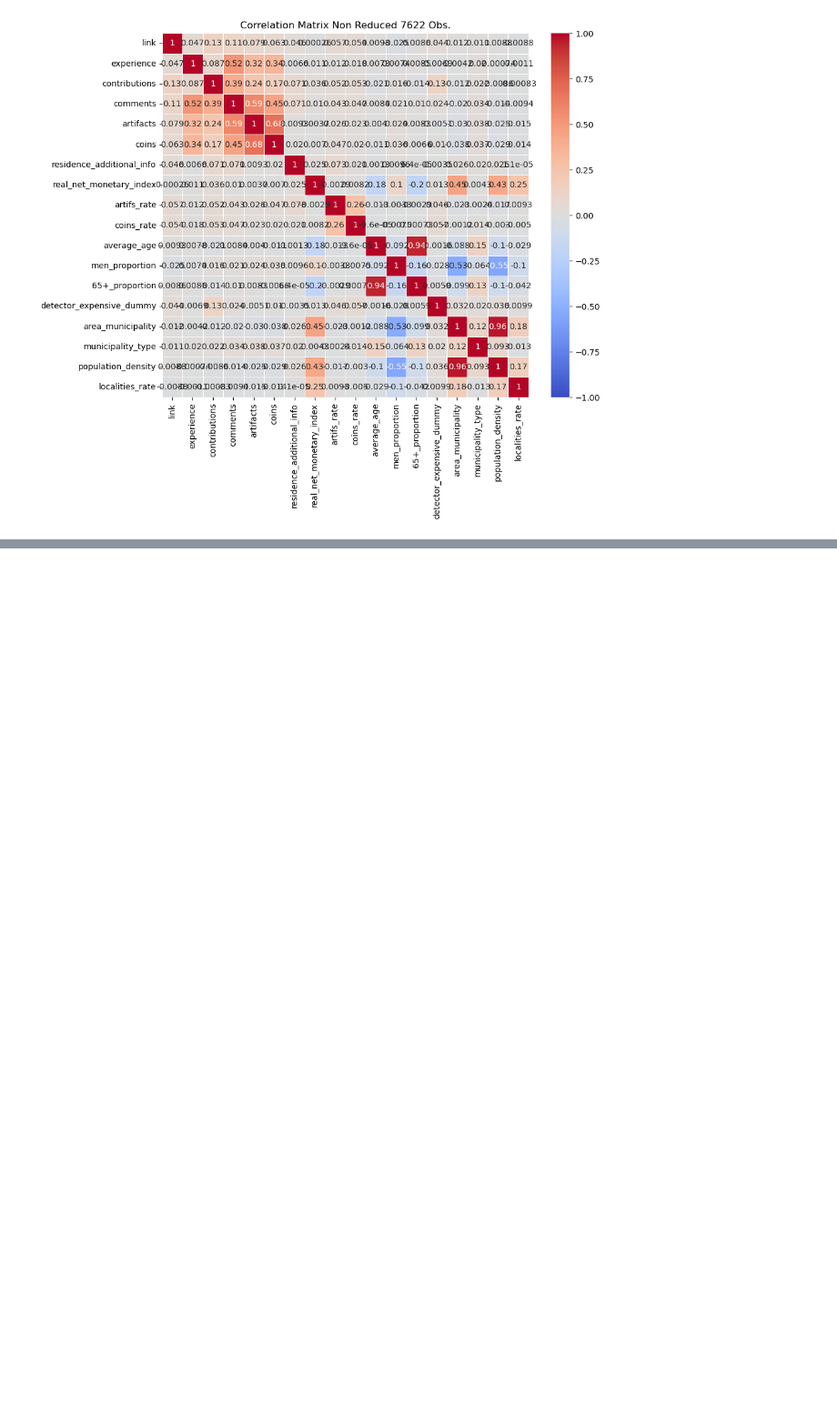
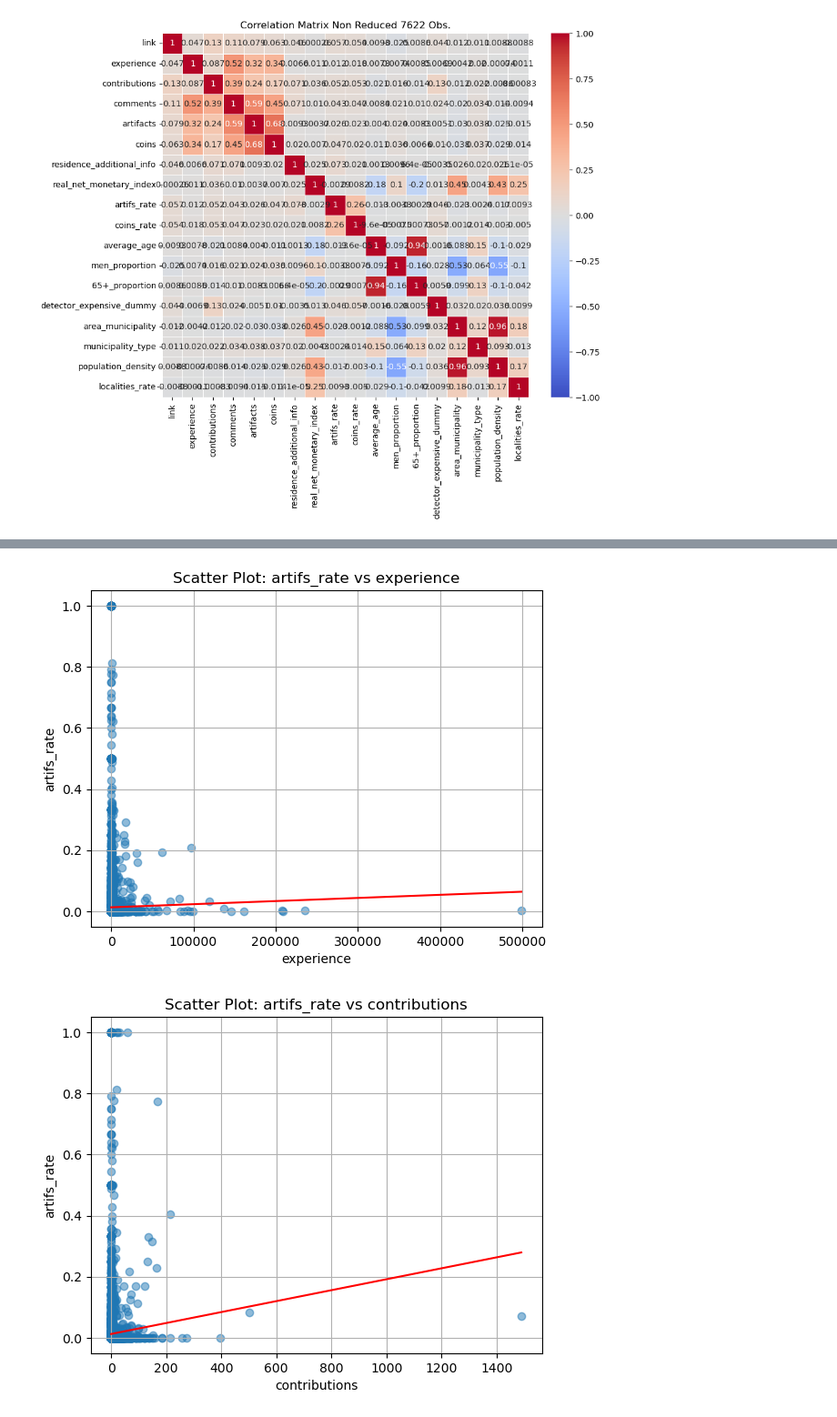
Before and after one commit to hawk-s/Metal_Detecting_Ownership_and_Non-Ownership_Motives, a Jupyter notebook: ANALYSIS/D1_jupyter.ipynb, the cells around one changed output, grey strips where cells are left out. Shown at 91% size. Saved outputs shown, nothing was run; the diff lists cells and outputs as text; code cells hidden in the pictures; blank space fills up the shorter version.

```diff
--- a/ANALYSIS/D1_jupyter.ipynb
+++ b/ANALYSIS/D1_jupyter.ipynb
@@ -131,0 +250,9 @@ daf_non_reduced_with_none_being_zero = drop_columns(daf_non_reduced_with_none_be
+# %%
+#'PLOT INITIAL SCATTER PLOTS
+from functions.Q_fctn_plot_scatter import plot_scatter
+plot_scatter(df_log, 'artifs_rate', ['experience', 'contributions',
+                                     'comments', 'artifacts',
+                                     'real_net_monetary_index', 'coins_rate', 'localities_rate'])
+# %% [output]
+[figure, added]
+[figure, added]
```
Also changed, not shown: parts of 17 cells of this notebook.
